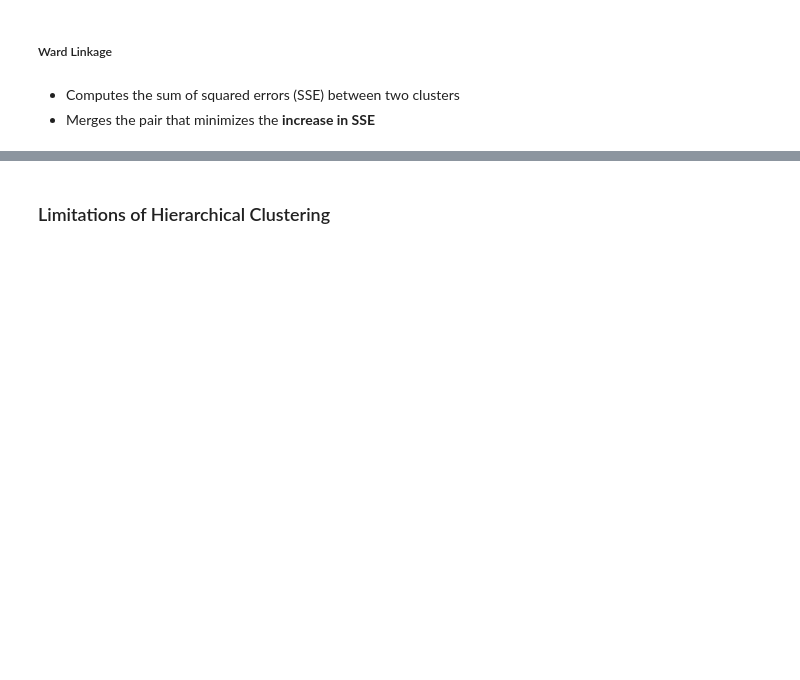
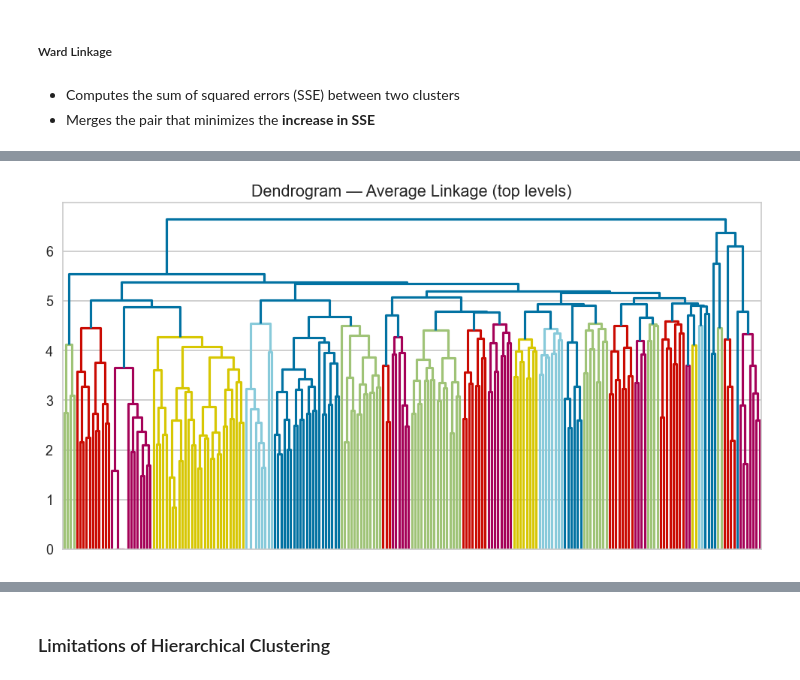
Before and after one commit to leelapis/bda, a Jupyter notebook: 4_Clustering_I_bda.ipynb, the cells around one changed output, grey strips where cells are left out. Saved outputs shown, nothing was run; the diff lists cells and outputs as text; code cells hidden in the pictures; blank space fills up the shorter version.

```diff
--- a/4_Clustering_I_bda.ipynb
+++ b/4_Clustering_I_bda.ipynb
@@ -664,0 +741,13 @@ rowDist
+# %%
+fig, ax = plt.subplots(figsize=(12, 6))
+
+# truncate_mode='level', p=4 shows only the top 4 levels of the tree.
+# A full 10000-leaf dendrogram otherwise renders as an unreadable wall of lines.
+
+cityDn = hierarchy.dendrogram(hotLink, ax=ax,truncate_mode='level', p=10, color_threshold=0.7 * hotLink[-1, 2], no_labels=True, orientation='top')
+# color_threshold = 0.7 * max_distance helps separate major clusters visually
+
+ax.set_title('Dendrogram — Average Linkage (top levels)')
+plt.show();
+# %% [output]
+[figure, added]
```
Also changed, not shown: parts of 77 cells of this notebook, 5 other files.
